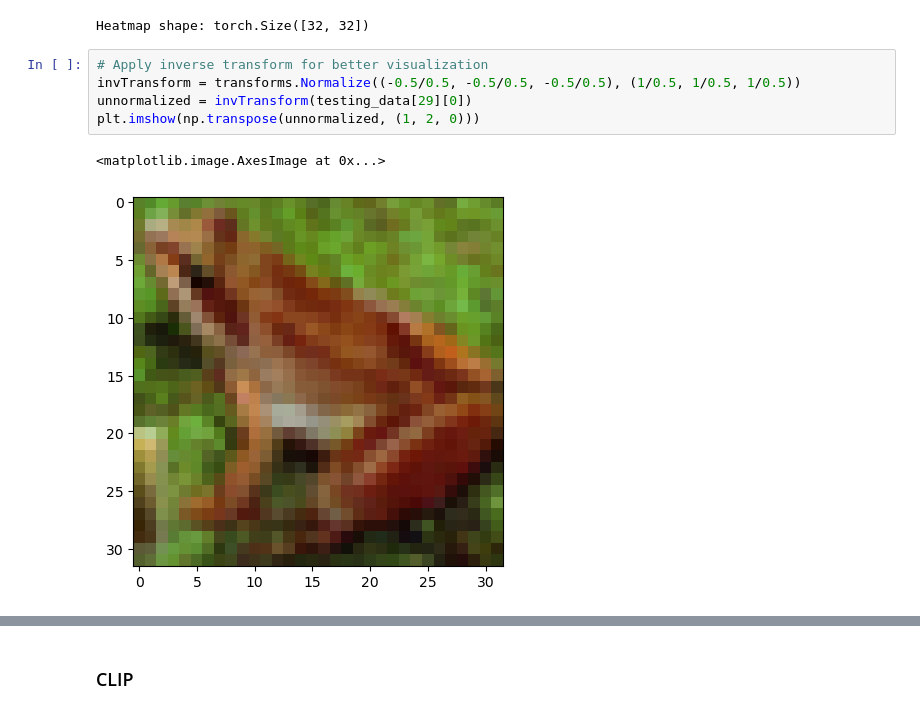
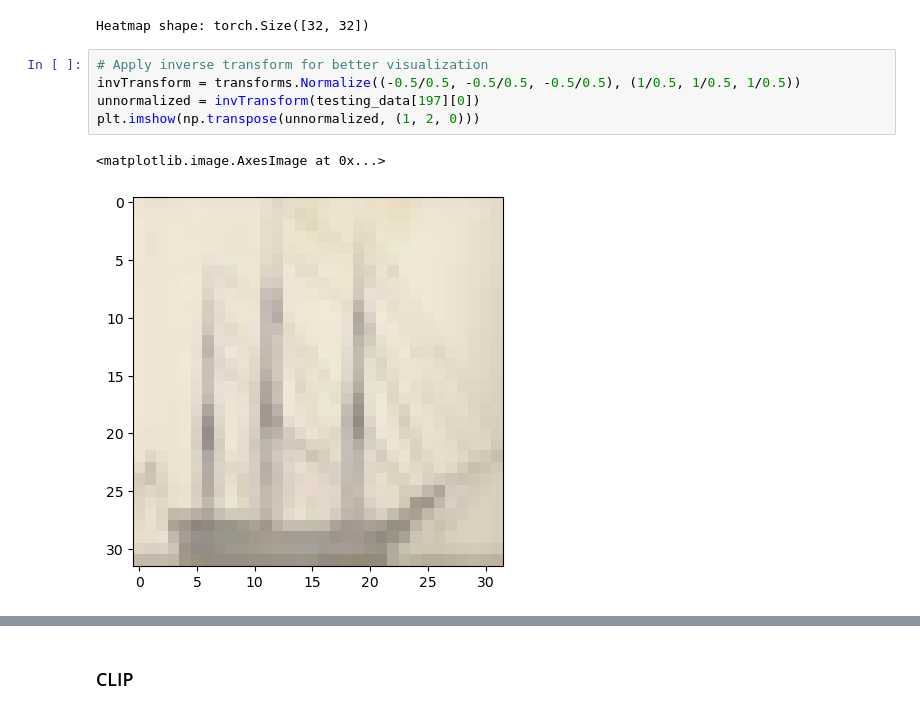
Before and after one commit to Tejas204/Explainable-CNN, a Jupyter notebook: main_sae.ipynb, the cells around one changed output, grey strips where cells are left out. Drawn from its saved outputs; the diff is of its cells as text.

```diff
--- a/main_sae.ipynb
+++ b/main_sae.ipynb
@@ -276,8 +276,8 @@ Heatmap shape: torch.Size([32, 32])
 # %%
 # Apply inverse transform for better visualization
 invTransform = transforms.Normalize((-0.5/0.5, -0.5/0.5, -0.5/0.5), (1/0.5, 1/0.5, 1/0.5))
-unnormalized = invTransform(testing_data[29][0])
+unnormalized = invTransform(testing_data[197][0])
 plt.imshow(np.transpose(unnormalized, (1, 2, 0)))
 # %% [output]
 <matplotlib.image.AxesImage at 0x...>
-[figure, old version]
+[figure, new version]
```
Also changed, not shown: parts of 7 cells of this notebook, 1 other file.
